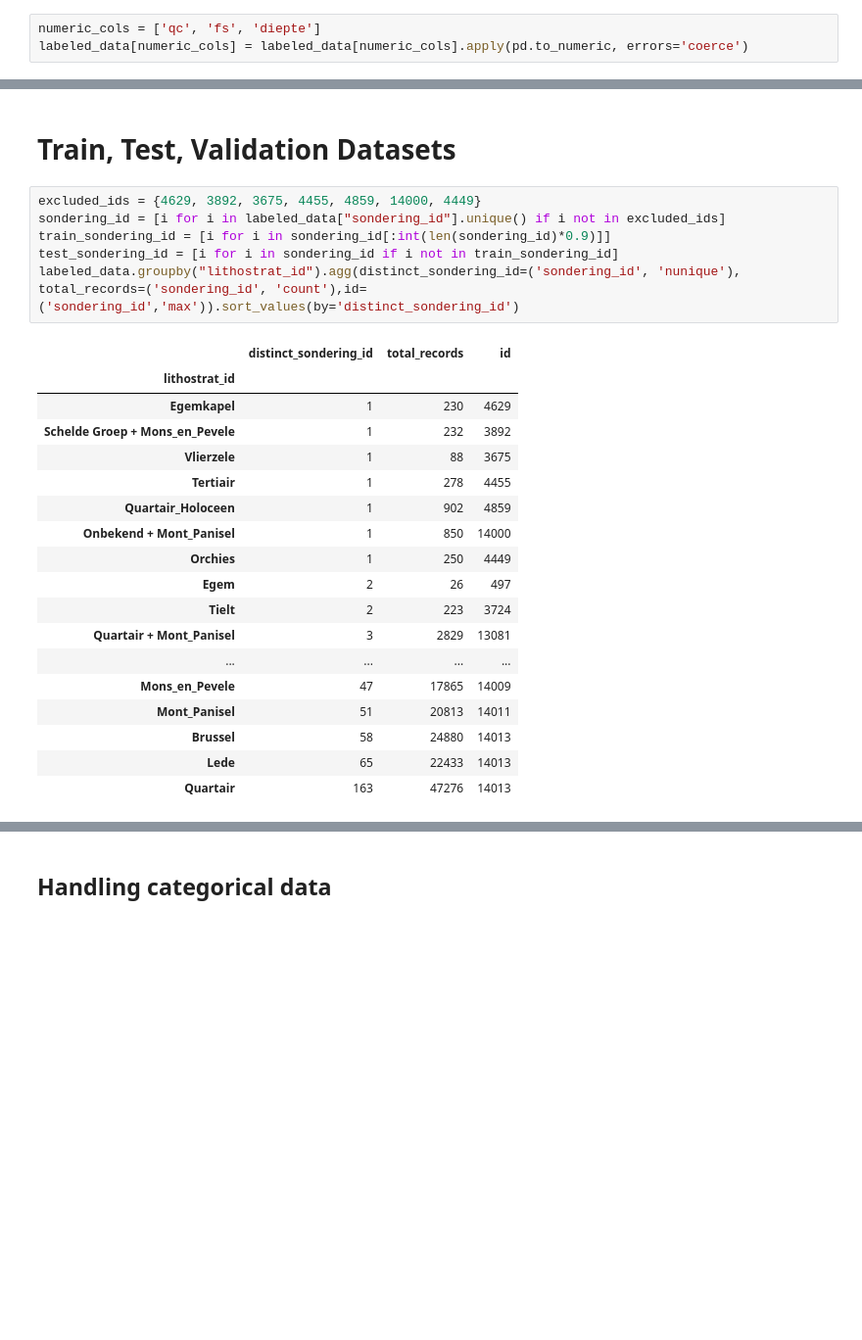
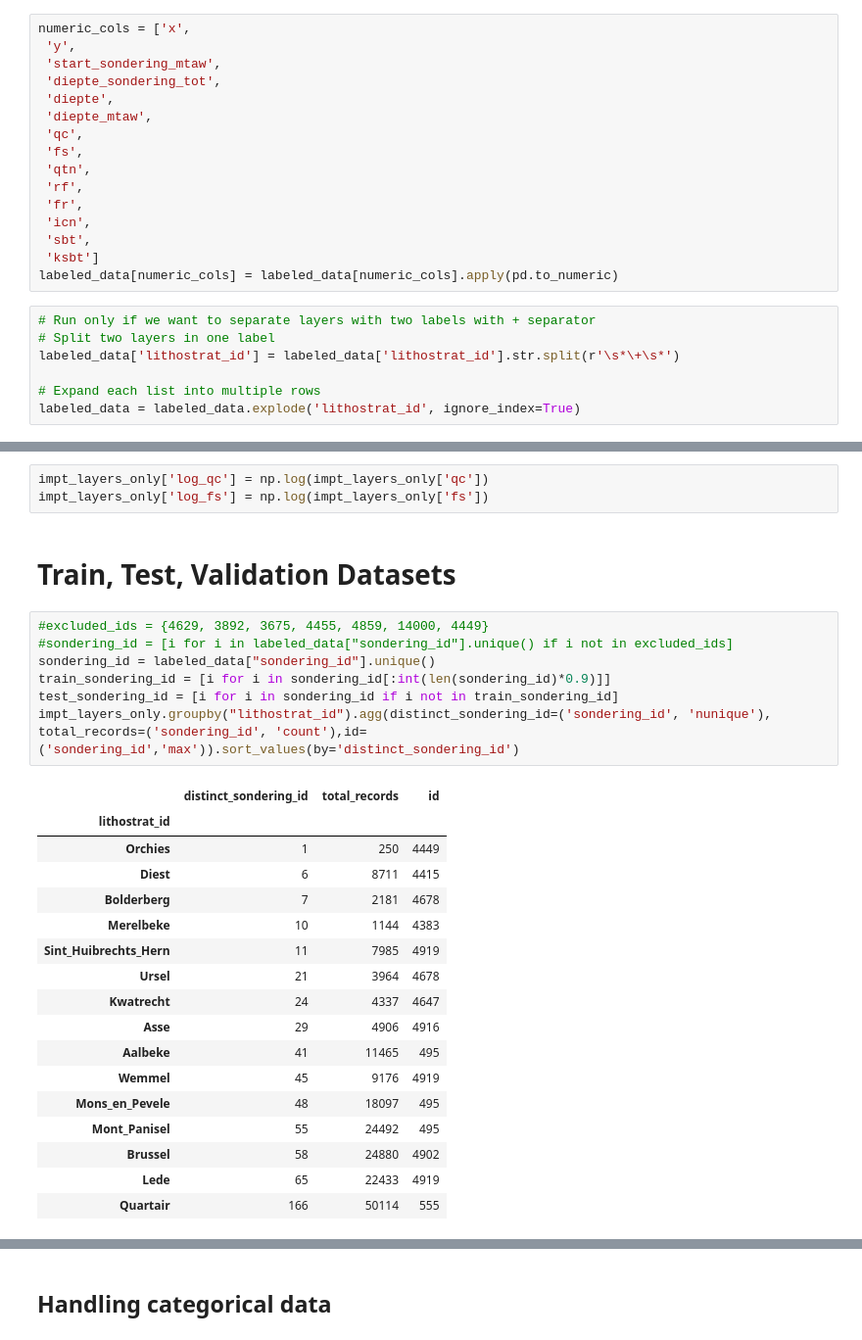
Before and after one commit to erickamabilin/PDS_MAEPS, a Jupyter notebook: CPT_MAEPS.ipynb, the cells around one changed output, grey strips where cells are left out. Shown at 98% size. Cells and saved outputs as stored; diff of their text form; blank space fills up the shorter version.

```diff
--- a/CPT_MAEPS.ipynb
+++ b/CPT_MAEPS.ipynb
@@ -159,8 +159,28 @@ Data loaded from raw.labelled_cpt
 | 3 | 314 | 153278.2 | 181734.6 | 15.26 | 25.4 | 1.9 | 13.36 | ... |
 | 4 | 314 | 153278.2 | 181734.6 | 15.26 | 25.4 | 2.0 | 13.26 | ... |
 # %%
-numeric_cols = ['qc', 'fs', 'diepte']
-labeled_data[numeric_cols] = labeled_data[numeric_cols].apply(pd.to_numeric, errors='coerce')
+numeric_cols = ['x',
+ 'y',
+ 'start_sondering_mtaw',
+ 'diepte_sondering_tot',
+ 'diepte',
+ 'diepte_mtaw',
+ 'qc',
+ 'fs',
+ 'qtn',
+ 'rf',
+ 'fr',
+ 'icn',
+ 'sbt',
+ 'ksbt']
+labeled_data[numeric_cols] = labeled_data[numeric_cols].apply(pd.to_numeric)
+# %%
+# Run only if we want to separate layers with two labels with + separator
+# Split two layers in one label
+labeled_data['lithostrat_id'] = labeled_data['lithostrat_id'].str.split(r'\s*\+\s*')
+
+# Expand each list into multiple rows
+labeled_data = labeled_data.explode('lithostrat_id', ignore_index=True)
 # %%
 # Check Missingness
 labeled_data.describe(include='all')
@@ -211,27 +264,30 @@ impt_layers_only = pd.concat([impt_layers_only, dummies], axis=1)
+# %%
+impt_layers_only['log_qc'] = np.log(impt_layers_only['qc'])
+impt_layers_only['log_fs'] = np.log(impt_layers_only['fs'])
 # %% [markdown]
 # Train, Test, Validation Datasets
 # %%
-excluded_ids = {4629, 3892, 3675, 4455, 4859, 14000, 4449}
-sondering_id = [i for i in labeled_data["sondering_id"].unique() if i not in excluded_ids]
+#excluded_ids = {4629, 3892, 3675, 4455, 4859, 14000, 4449}
+#sondering_id = [i for i in labeled_data["sondering_id"].unique() if i not in excluded_ids]
+sondering_id = labeled_data["sondering_id"].unique()
 train_sondering_id = [i for i in sondering_id[:int(len(sondering_id)*0.9)]]
 test_sondering_id = [i for i in sondering_id if i not in train_sondering_id]
-labeled_data.groupby("lithostrat_id").agg(distinct_sondering_id=('sondering_id', 'nunique'), total_records=('sondering_id', 'count'),id=('sondering_id','max')).sort_values(by='distinct_sondering_id')
+impt_layers_only.groupby("lithostrat_id").agg(distinct_sondering_id=('sondering_id', 'nunique'), total_records=('sondering_id', 'count'),id=('sondering_id','max')).sort_values(by='distinct_sondering_id')
 # %% [output]
 |  | distinct_sondering_id | total_records | id |
 | lithostrat_id |  |  |  |
-| Egemkapel | 1 | 230 | 4629 |
-| Schelde Groep + Mons_en_Pevele | 1 | 232 | 3892 |
-| Vlierzele | 1 | 88 | 3675 |
-| Tertiair | 1 | 278 | 4455 |
-| Quartair_Holoceen | 1 | 902 | 4859 |
-| Onbekend + Mont_Panisel | 1 | 850 | 14000 |
 | Orchies | 1 | 250 | 4449 |
-| Egem | 2 | 26 | 497 |
-| Tielt | 2 | 223 | 3724 |
-| Quartair + Mont_Panisel | 3 | 2829 | 13081 |
-| ... | ... | ... | ... |
-| Mons_en_Pevele | 47 | 17865 | 14009 |
-| Mont_Panisel | 51 | 20813 | 14011 |
-| Brussel | 58 | 24880 | 14013 |
-| Lede | 65 | 22433 | 14013 |
-| Quartair | 163 | 47276 | 14013 |
+| Diest | 6 | 8711 | 4415 |
+| Bolderberg | 7 | 2181 | 4678 |
+| Merelbeke | 10 | 1144 | 4383 |
+| Sint_Huibrechts_Hern | 11 | 7985 | 4919 |
+| Ursel | 21 | 3964 | 4678 |
+| Kwatrecht | 24 | 4337 | 4647 |
+| Asse | 29 | 4906 | 4916 |
+| Aalbeke | 41 | 11465 | 495 |
+| Wemmel | 45 | 9176 | 4919 |
+| Mons_en_Pevele | 48 | 18097 | 495 |
+| Mont_Panisel | 55 | 24492 | 495 |
+| Brussel | 58 | 24880 | 4902 |
+| Lede | 65 | 22433 | 4919 |
+| Quartair | 166 | 50114 | 555 |
```
Also changed, not shown: parts of 11 cells of this notebook.
